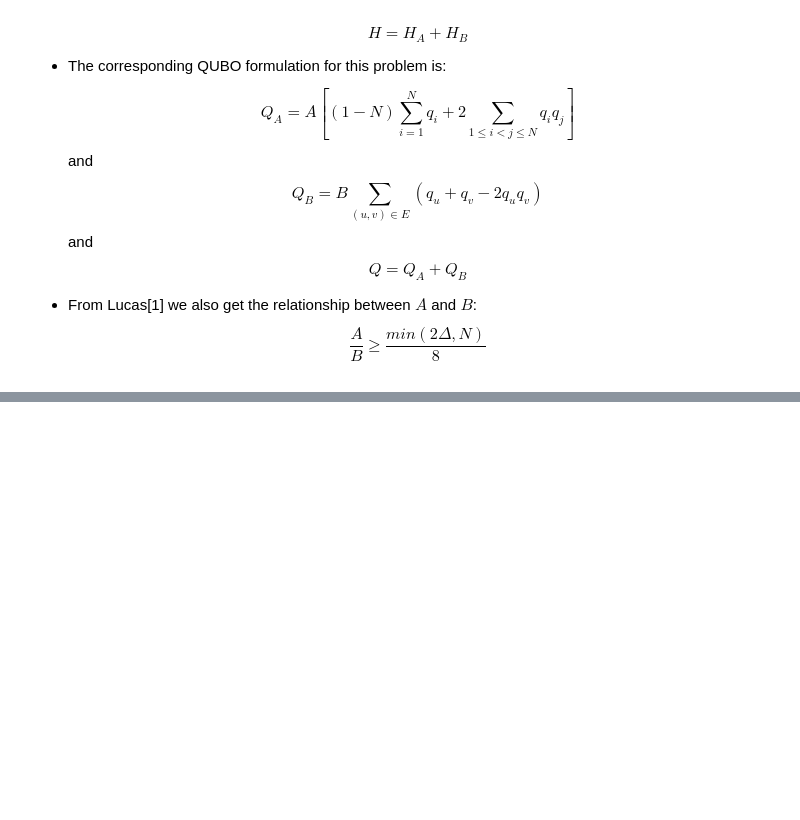
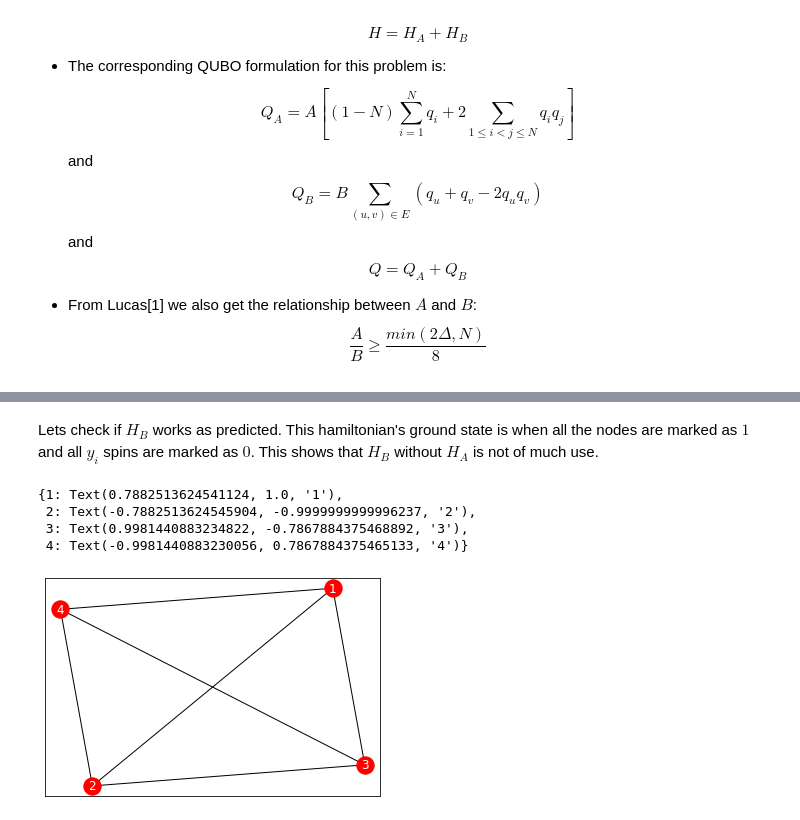
Before and after one commit to SatyaKuppam/QUBOs-and-Ising-models, a Jupyter notebook: partitioning.ipynb, the cells around one changed output, grey strips where cells are left out. Saved outputs shown, nothing was run; the diff lists cells and outputs as text; code cells hidden in the pictures; blank space fills up the shorter version.

```diff
--- a/partitioning.ipynb
+++ b/partitioning.ipynb
@@ -180,0 +327,17 @@ Object `sample_qubo` not found.
+# %% [markdown]
+Lets check if $H_B$ works as predicted. This hamiltonian's ground state is when all the nodes are marked as $1$ and all $y_i$ spins are marked as $0$. This shows that $H_B$ without $H_A$ is not of much use.
+# %%
+## Define the graph
+G_four_fully_connected = nx.Graph()
+G_four_fully_connected.add_edges_from([(1,2),(1,3),(1,4), (2,4), (3,4), (2,3)])
+pos = nx.spring_layout(G_four_fully_connected)
+
+nx.draw_networkx_nodes(G_four_fully_connected, node_list=G_four_fully_connected.nodes(), pos=pos, node_color='r')
+nx.draw_networkx_edges(G_four_fully_connected, pos)
+nx.draw_networkx_labels(G_four_fully_connected, pos, font_color='w', font_size=12)
+# %% [output]
+{1: Text(0.7882513624541124, 1.0, '1'),
+ 2: Text(-0.7882513624545904, -0.9999999999996237, '2'),
+ 3: Text(0.9981440883234822, -0.7867884375468892, '3'),
+ 4: Text(-0.9981440883230056, 0.7867884375465133, '4')}
+[figure, added]
```
Also changed, not shown: parts of 28 cells of this notebook.
